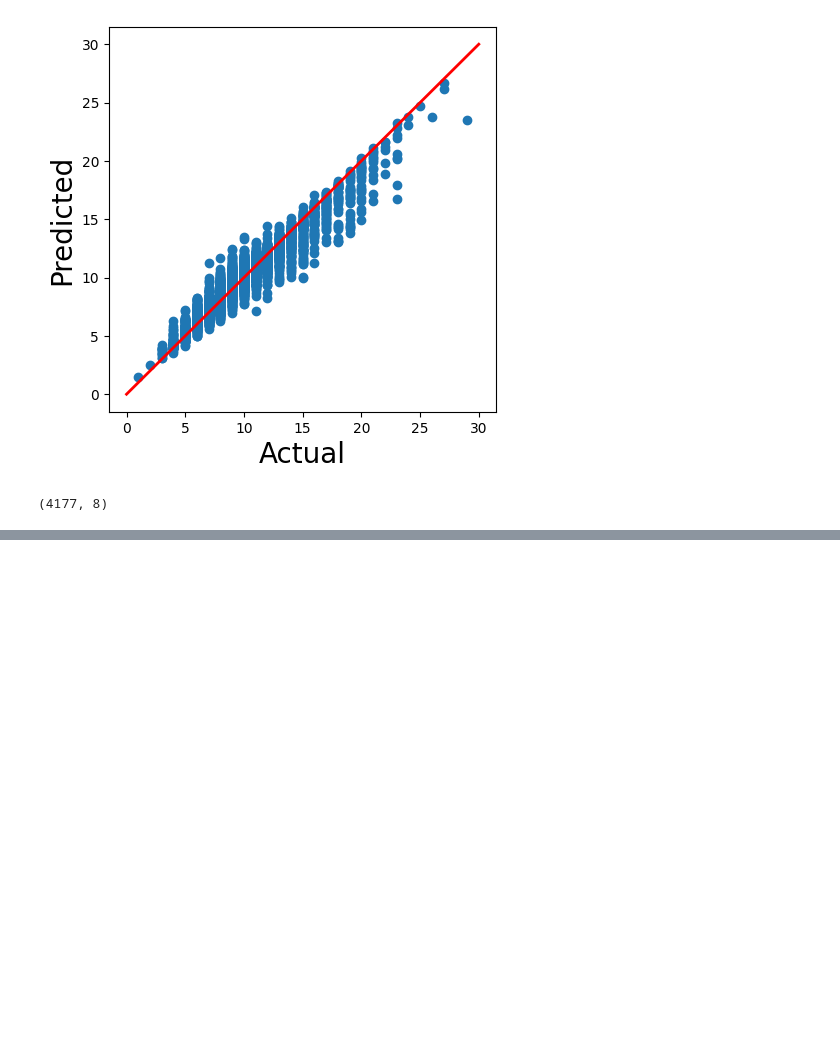
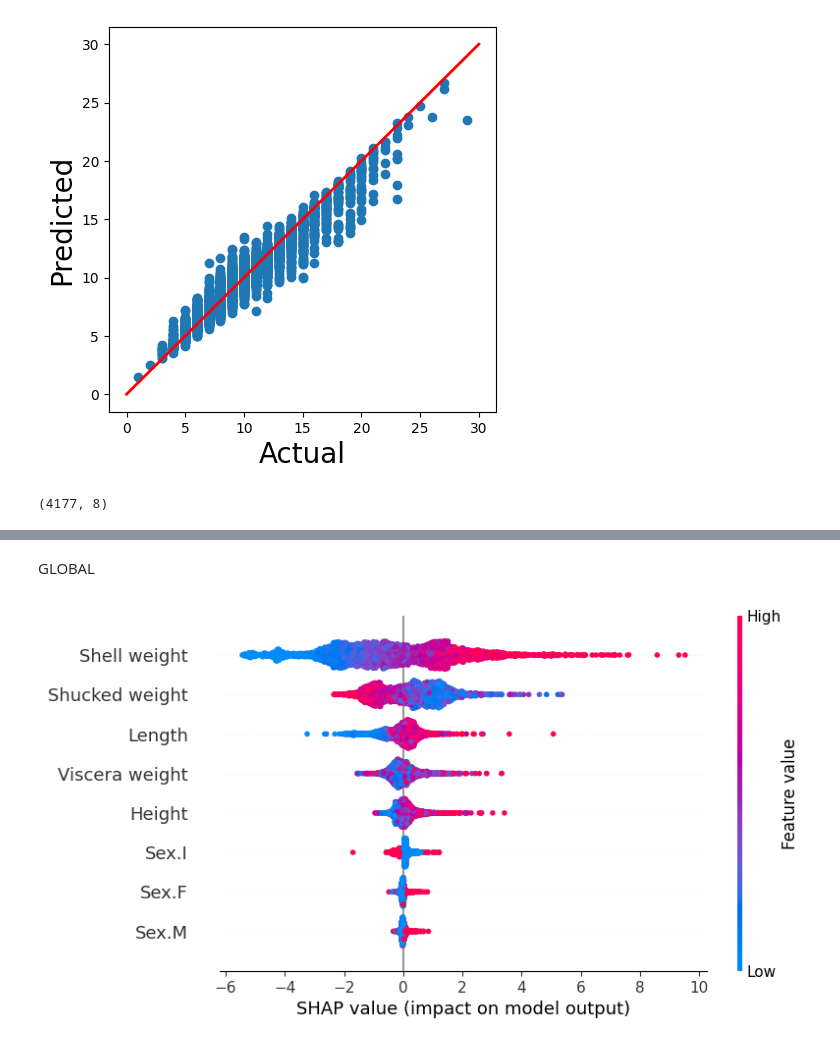
Before and after one commit to filippopallucchini/Introduction-to-XAI, a Jupyter notebook: Tools/SHAP_examples/SHAP_example.ipynb, the cells around one changed output, grey strips where cells are left out. Saved outputs shown, nothing was run; the diff lists cells and outputs as text; code cells hidden in the pictures; blank space fills up the shorter version.

```diff
--- a/Tools/SHAP_examples/SHAP_example.ipynb
+++ b/Tools/SHAP_examples/SHAP_example.ipynb
@@ -153,0 +168,6 @@ np.shape(shap_values)
+# %% [markdown]
+GLOBAL
+# %%
+shap.plots.beeswarm(shap_values)
+# %% [output]
+[figure, added]
```
Also changed, not shown: parts of 6 cells of this notebook, 1 other file.
